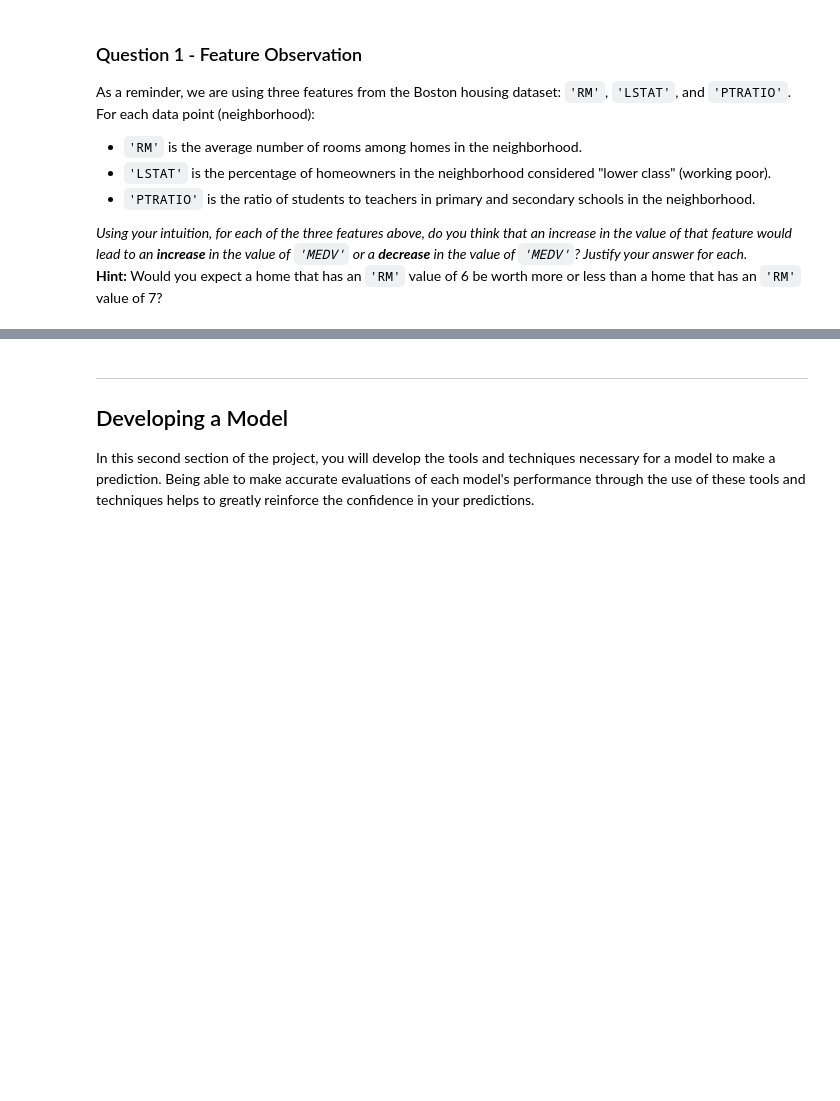
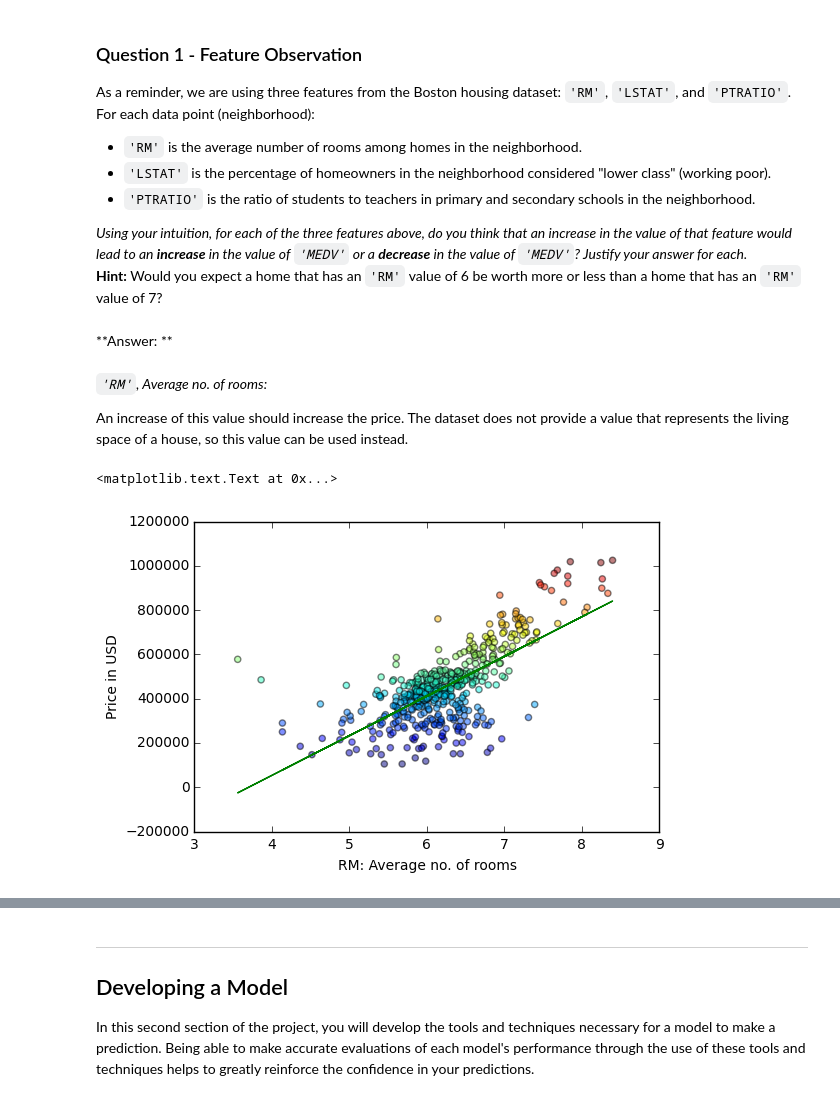
Before and after one commit to DominicSchwoebel/MLND-P1-Predicting-Boston-Housing-Prices, a Jupyter notebook: boston_housing.ipynb, the cells around one changed output, grey strips where cells are left out. Cells and saved outputs as stored; diff of their text form; code cells hidden in the pictures; blank space fills up the shorter version.

Commit message:
Question 1 revised and divided to several sub-answers.

```diff
--- a/boston_housing.ipynb
+++ b/boston_housing.ipynb
@@ -162,3 +154,25 @@ As a reminder, we are using three features from the Boston housing dataset: `'RM
 
 _Using your intuition, for each of the three features above, do you think that an increase in the value of that feature would lead to an **increase** in the value of `'MEDV'` or a **decrease** in the value of `'MEDV'`? Justify your answer for each._
 **Hint:** Would you expect a home that has an `'RM'` value of 6 be worth more or less than a home that has an `'RM'` value of 7?
+# %% [markdown]
+**Answer: **
+# %%
+# Use linear regression to plot the RM/LSTAT/PTRATIO-PRICE relation as a line.
+from sklearn.linear_model import LinearRegression
+
+linearRegression = LinearRegression()
+# %% [markdown]
+*`'RM'`, Average no. of rooms:*
+
+An increase of this value should increase the price. The dataset does not provide a value that represents the living space of a house, so this value can be used instead.
+# %%
+reshapedRoomsData = data['RM'].reshape(-1, 1)
+linearRegression.fit(reshapedRoomsData, prices)
+
+plt.plot(reshapedRoomsData, linearRegression.predict(reshapedRoomsData), color='green', linewidth=1)
+plt.scatter(reshapedRoomsData, prices, alpha=0.5, c=prices)
+plt.xlabel('RM: Average no. of rooms')
+plt.ylabel('Price in USD')
+# %% [output]
+<matplotlib.text.Text at 0x...>
+[figure, added]
```
Also changed, not shown: parts of 5 cells of this notebook.
